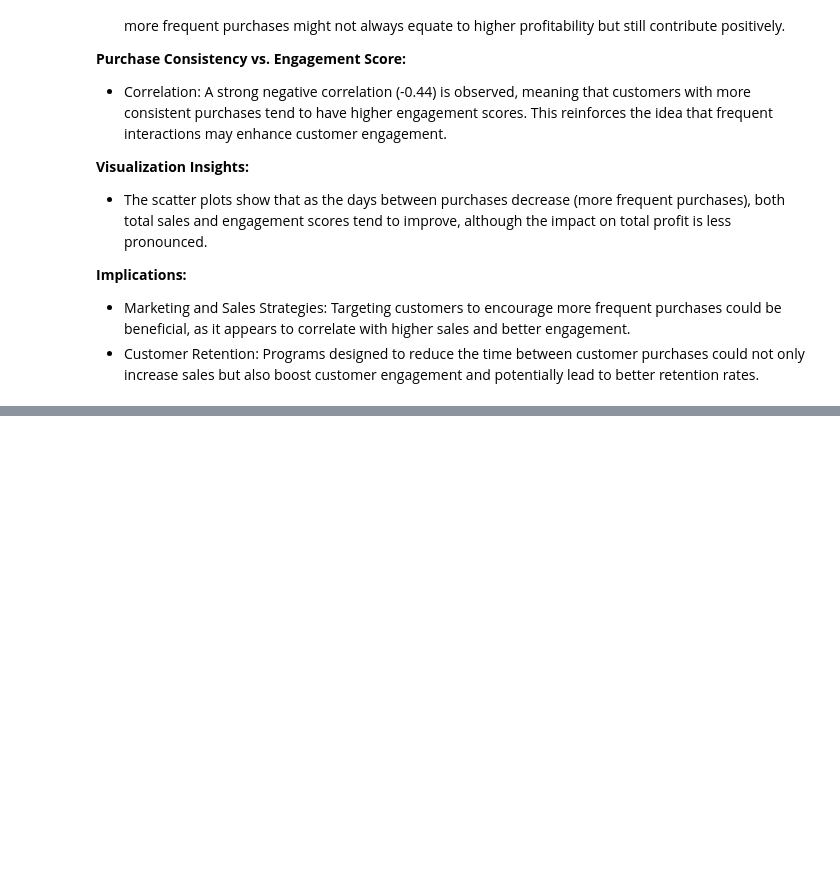
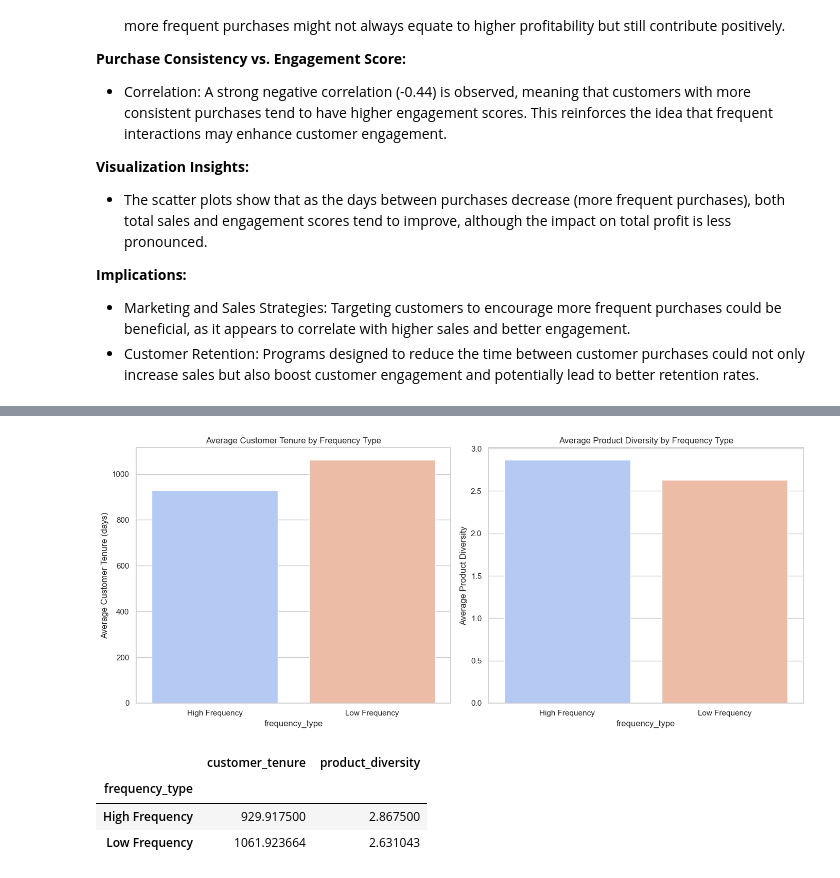
Before and after one commit to lilitrdavidyan/venture-ready-ecommerce-insights, a Jupyter notebook: notebooks/customer_profiles.ipynb, the cells around one changed output, grey strips where cells are left out. Cells and saved outputs as stored; diff of their text form; code cells hidden in the pictures; blank space fills up the shorter version.

```diff
--- a/notebooks/customer_profiles.ipynb
+++ b/notebooks/customer_profiles.ipynb
@@ -532,0 +567,27 @@ purchase_consistency_correlation
+# %%
+additional_metrics = customer_metrics.groupby('frequency_type')[['customer_tenure', 'product_diversity']].mean()
+
+# Visualization of the additional metrics
+fig, axes = plt.subplots(1, 2, figsize=(14, 6))
+
+# Customer Tenure
+sns.barplot(x=additional_metrics.index, y=additional_metrics['customer_tenure'], ax=axes[0], palette='coolwarm')
+axes[0].set_title('Average Customer Tenure by Frequency Type')
+axes[0].set_ylabel('Average Customer Tenure (days)')
+
+# Product Diversity
+sns.barplot(x=additional_metrics.index, y=additional_metrics['product_diversity'], ax=axes[1], palette='coolwarm')
+axes[1].set_title('Average Product Diversity by Frequency Type')
+axes[1].set_ylabel('Average Product Diversity')
+
+plt.tight_layout()
+plt.show()
+
+# Output the calculated metrics
+additional_metrics
+# %% [output]
+[figure, added]
+|  | customer_tenure | product_diversity |
+| frequency_type |  |  |
+| High Frequency | 929.917500 | 2.867500 |
+| Low Frequency | 1061.923664 | 2.631043 |
```
Also changed, not shown: parts of 26 cells of this notebook, 4 other files.
